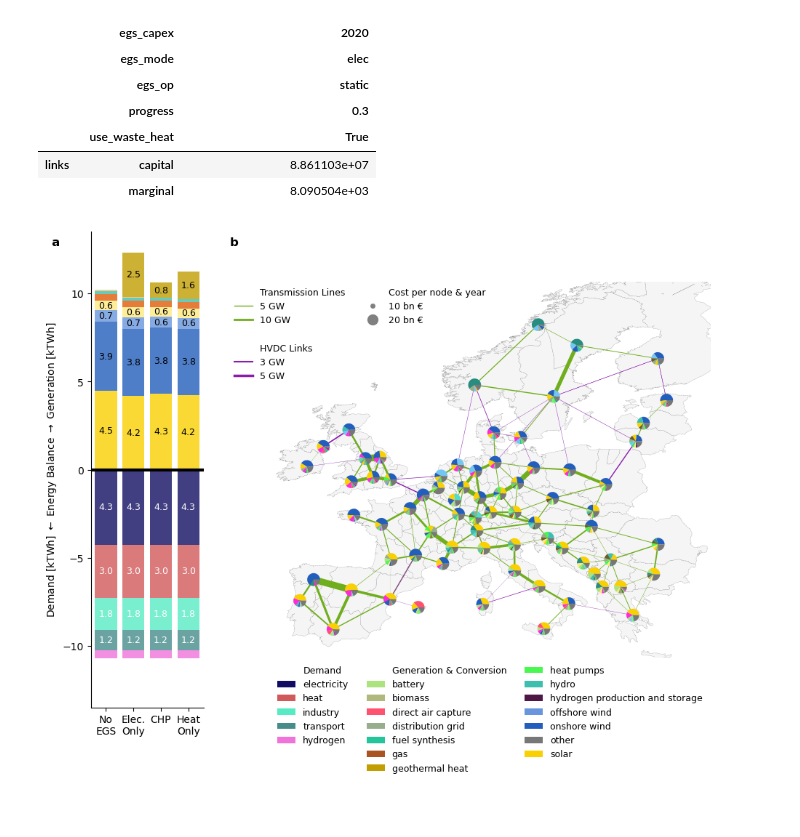
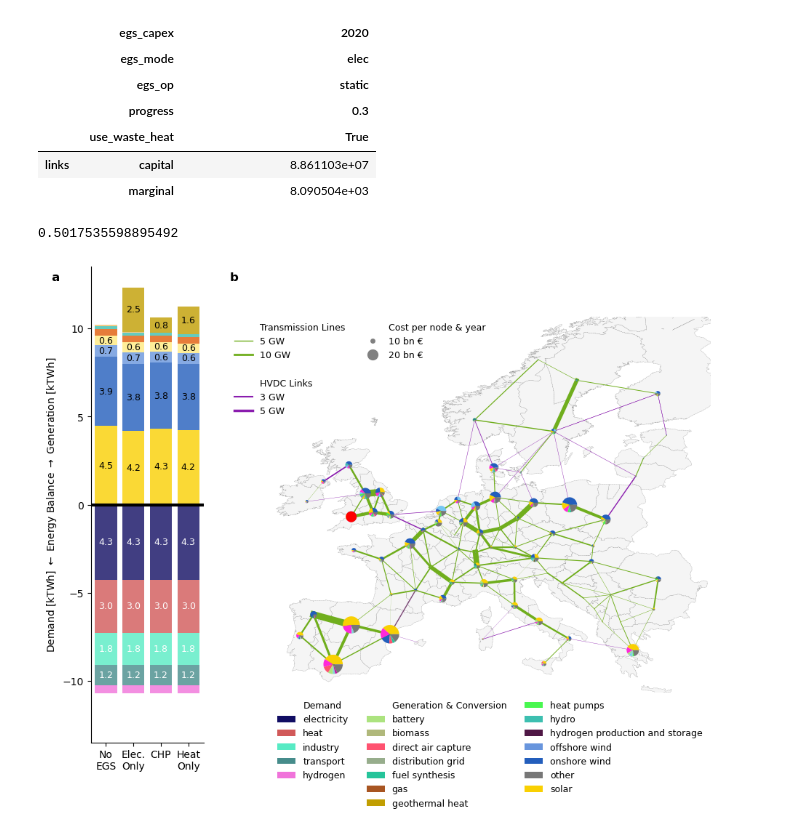
Before and after one commit to LukasFrankenQ/egs_market_integration, a Jupyter notebook: notebooks/plot_total_energy.ipynb, the cells around one changed output. Cells and saved outputs as stored; diff of their text form; code cells hidden in the pictures.

Commit message:
more plotting

```diff
--- a/notebooks/plot_total_energy.ipynb
+++ b/notebooks/plot_total_energy.ipynb
@@ -317,7 +317,7 @@ for bus in ss.index.get_level_values(2).unique():
 
     shown_carriers = shown_carriers.union(show.index)
 
-    onebn_size = 1.2
+    onebn_size = 0.05
     radius = show.sum() * 1e-9 * onebn_size / 2
     show /= total
 
@@ -325,10 +325,19 @@ for bus in ss.index.get_level_values(2).unique():
 
     axs[1].pie(
         show,
-        radius=show.sum() * onebn_size / 2,
+        radius=radius,
         colors=[tech_colors.get(c, 'grey') for c in show.index],
         center=(x, y),
     )
+
+
+    if bus == 'GB0 3':
+        axs[1].pie(
+            [1],
+            radius=radius,
+            colors=['red'],
+            center=(x, y),
+        )
 
 axs[0].spines['bottom'].set_visible(True)
 axs[0].set_xticks(
@@ -365,8 +374,8 @@ trans_handles = [
     Line2D([0], [0], color='#8a1cae', lw=onegw_linkwidth*3),
     Line2D([0], [0], color='#8a1cae', lw=onegw_linkwidth*5),
     Line2D([0], [0], color='w'),
-    Line2D([0], [0], color='w', marker='o', markersize=onebn_size/2*10, markerfacecolor='grey'),
-    Line2D([0], [0], color='w', marker='o', markersize=onebn_size/2*20, markerfacecolor='grey'),
+    Line2D([0], [0], color='w', marker='o', markersize=6, markerfacecolor='grey'),
+    Line2D([0], [0], color='w', marker='o', markersize=12, markerfacecolor='grey'),
     Line2D([0], [0], color='w'),
     Line2D([0], [0], color='w'),
     Line2D([0], [0], color='w'),
@@ -392,31 +401,32 @@ axs[1].legend(
     )
 
 axs[0].legend(
     trans_handles,
     trans_labels,
     bbox_to_anchor=(1.2, 0.9),
     ncol=2,
     frameon=False,
     fontsize=9,
 )
 
 axs[0].text(
     -2,
     12.7,
     "a",
     fontsize=12,
     fontweight='bold'
     )
 axs[0].text(
     4.5,
     12.7,
     "b",
     fontsize=12,
     fontweight='bold'
     )
 
 # plt.tight_layout()
 plt.savefig("intro_model_overview.pdf")
 plt.show()
 # %% [output]
+0.5017535598895492
-[figure, old version]
+[figure, new version]
```
